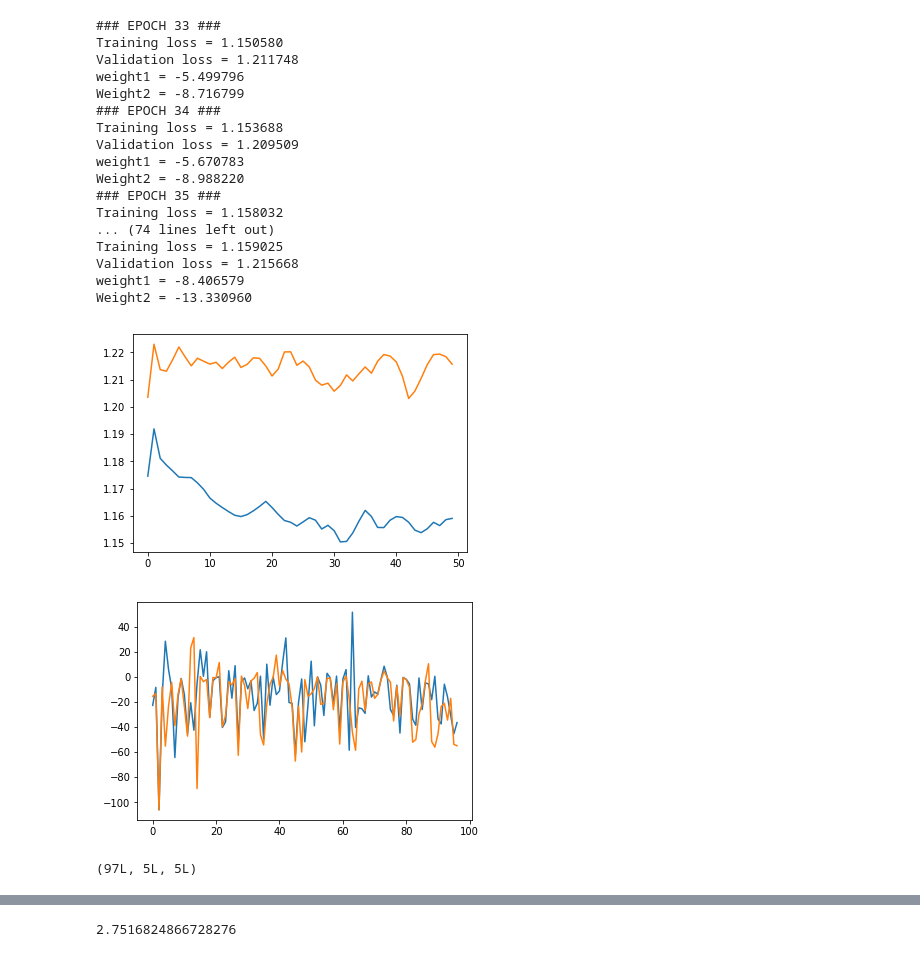
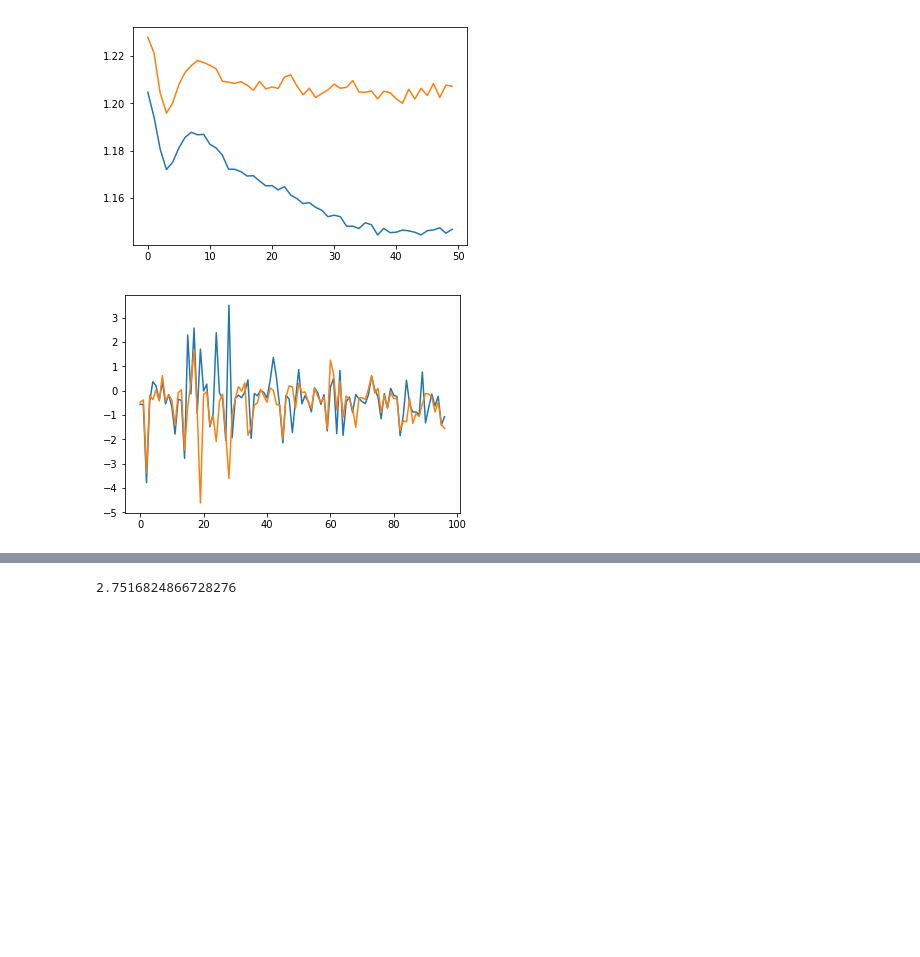
Before and after one commit to RafaelaWu/01.104, a Jupyter notebook: Scripts/rbmregularisation.ipynb, the cells around one changed output, grey strips where cells are left out. Drawn from its saved outputs; the diff is of its cells as text; code cells hidden in the pictures; blank space fills up the shorter version.

```diff
--- a/Scripts/rbmregularisation.ipynb
+++ b/Scripts/rbmregularisation.ipynb
@@ -248,7 +248,7 @@ alpha = 0.9
 # number of hidden units
 F = 5
 epochs = 50
-gradientLearningRate = 0.001
+gradientLearningRate = 0.0001
 _lambda = 0.3
 
 # Initialise all our arrays
@@ -293,10 +293,10 @@ for epoch in range(1, epochs+1):
         negprods[ratingsForUser[:, 0], :, :] += probProduct(negData, negHiddenProb)
 
         # we average over the number of users in the batch (if we use mini-batch)
-        #grad = (gradientLearningRate/epoch) * ((posprods - negprods)+2*_lambda*W)
-        grad = gradientLearningRate*(posprods - negprods)
+        grad = (gradientLearningRate/epoch) * ((posprods - negprods)-_lambda*W)
+        #grad = gradientLearningRate*(posprods - negprods)
 
-        #m = alpha*m+grad
+
 
         W += grad
 
@@ -320,8 +320,8 @@ for epoch in range(1, epochs+1):
     print ("### EPOCH %d ###" % epoch)
     print ("Training loss = %f" % trRMSE)
     print ("Validation loss = %f" % vlRMSE)
-    print ("weight1 = %f" % W[1,1,1])
-    print ("Weight2 = %f" % W[1,2,1])
+    print ("weight1 = " , W[1,1,:])
+
 ### END ###
 # This part you can write on your own
 # you could plot the evolution of the training and validation RMSEs for example
@@ -360,25 +360,6 @@ Weight2 = -8.445378
-### EPOCH 33 ###
-Training loss = 1.150580
-Validation loss = 1.211748
-weight1 = -5.499796
-Weight2 = -8.716799
-### EPOCH 34 ###
-Training loss = 1.153688
-Validation loss = 1.209509
-weight1 = -5.670783
-Weight2 = -8.988220
-### EPOCH 35 ###
-Training loss = 1.158032
-... (74 lines left out)
-Training loss = 1.159025
-Validation loss = 1.215668
-weight1 = -8.406579
-Weight2 = -13.330960
-[figure, old version]
+[figure, new version]
-[figure, old version]
+[figure, new version]
 # %%
 np.shape(posprods)
-# %% [output]
-(97L, 5L, 5L)
 # %%
 vlStats["users"]
```
Also changed, not shown: parts of 3 cells of this notebook.
